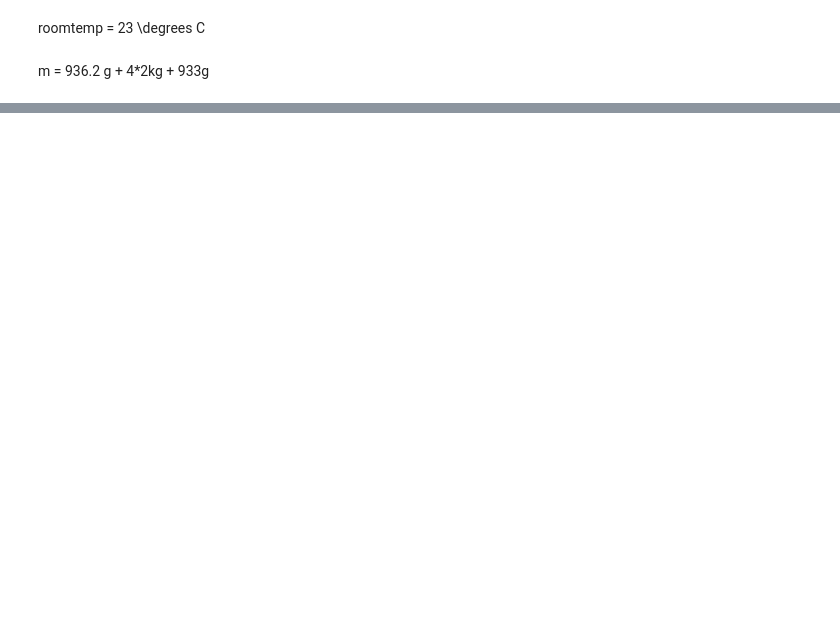
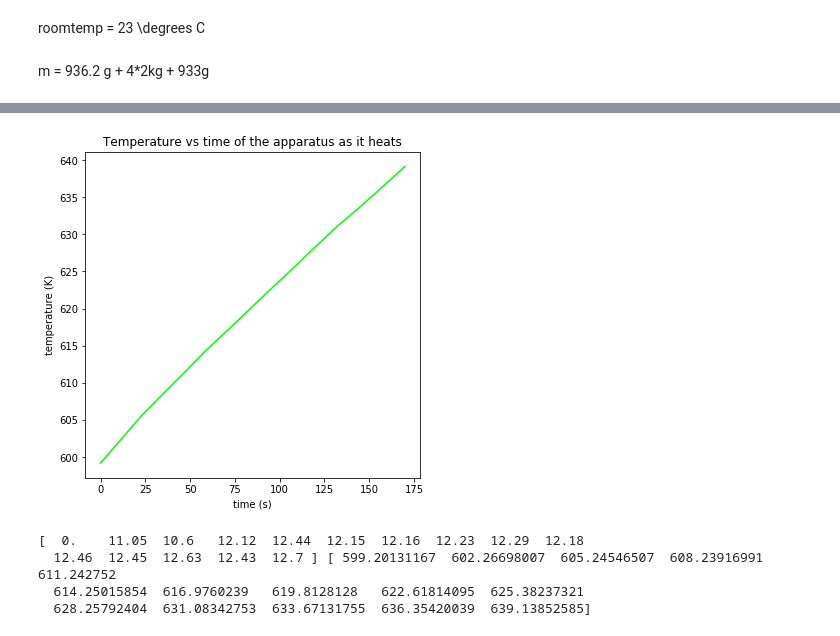
Before and after one commit to kaceyaurum/PHY-252-labs, a Jupyter notebook: lab3.ipynb, the cells around one changed output, grey strips where cells are left out. Saved outputs shown, nothing was run; the diff lists cells and outputs as text; code cells hidden in the pictures; blank space fills up the shorter version.

```diff
--- a/lab3.ipynb
+++ b/lab3.ipynb
@@ -35,6 +41,9 @@ cres6 = 59.5
 cres7 = 60.8
 #stop
 #down5degs
+# %%
+nospringhreses = np.array([79.4, 76.6, 74.0, 71.5, 69.1, 66.8, 64.8, 62.8, 60.9, 59.1, 57.3, 55.6, 54.1, 52.6, 51.1])
+nospringcreses = np.array([51.9, 53.5, 55.1, 56.6, 58.1, 59.5, 60.8])
 # %%
 ht0 = 0
 ht1 = 11.05
@@ -117,0 +144,9 @@ sct6 = 59.82
+# %%
+def thermistor(R):
+    temp = 10**4/(6.3379+5.4484*np.log10(R))
+    return temp
+# %%
+nospringhtemp = thermistor(nospringhreses)
+nospringctemp = thermistor(nospringcreses)
+springhtemp = thermistor(springhreses)
+springctemp = thermistor(springcreses)
@@ -117,0 +161,17 @@ sct6 = 59.82
+# %%
+fig = plt.figure(figsize=(6,6))
+ax = fig.add_subplot(111)
+ax.plot(nospringhnotdeltatt,nospringhtemp, c=(0,1,0))
+ax.set_xlabel('time (s)')
+ax.set_ylabel('temperature (K)')
+ax.set_title('Temperature vs time of the apparatus as it heats')
+ax.figure.savefig('T-t-nospring-h')
+# %% [output]
+[figure, added]
+# %%
+print(nospringht,nospringhtemp)
+# %% [output]
+[  0.    11.05  10.6   12.12  12.44  12.15  12.16  12.23  12.29  12.18
+  12.46  12.45  12.63  12.43  12.7 ] [ 599.20131167  602.26698007  605.24546507  608.23916991  611.242752
+  614.25015854  616.9760239   619.8128128   622.61814095  625.38237321
+  628.25792404  631.08342753  633.67131755  636.35420039  639.13852585]
```
Also changed, not shown: parts of 48 cells of this notebook, 15 other files.
